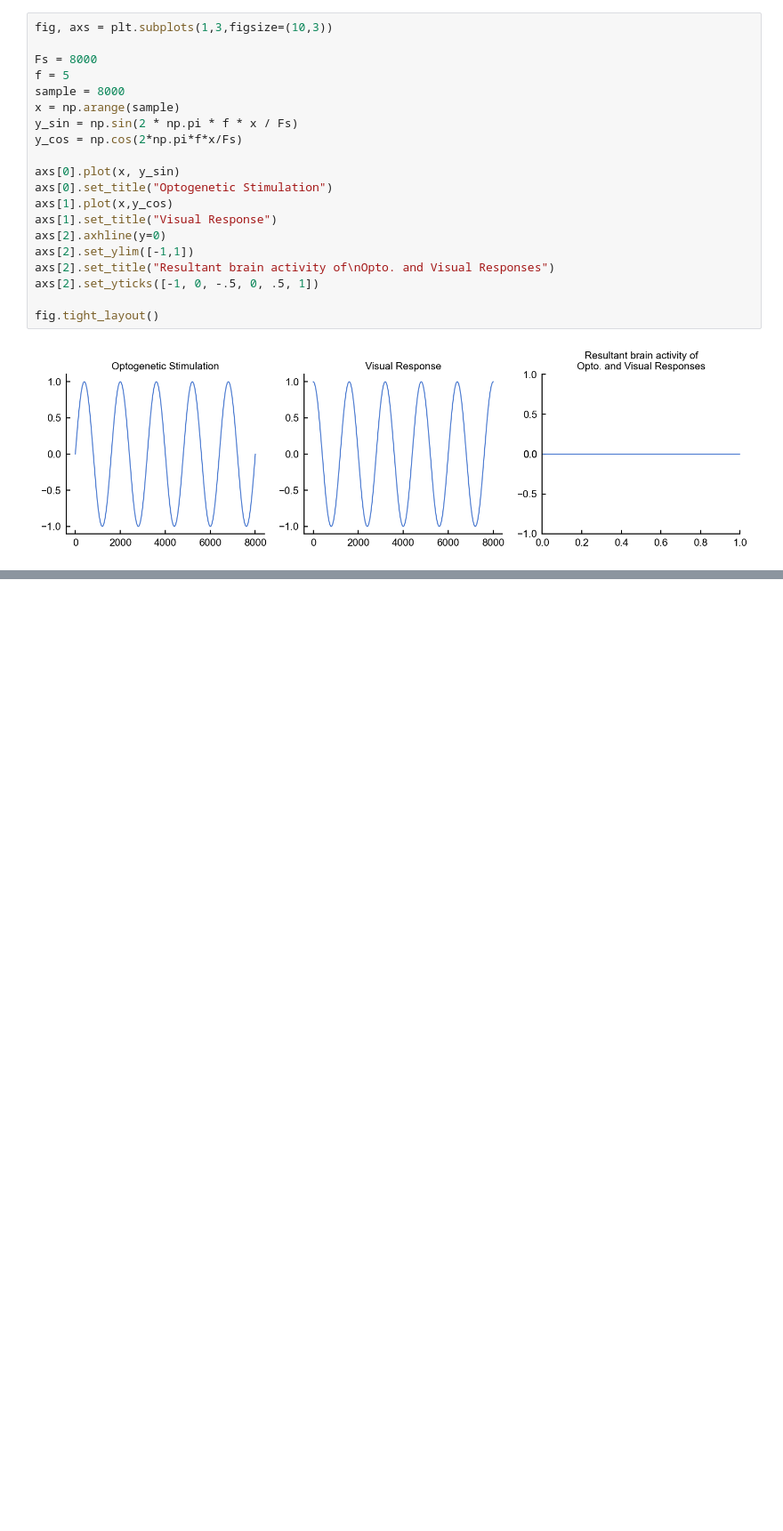
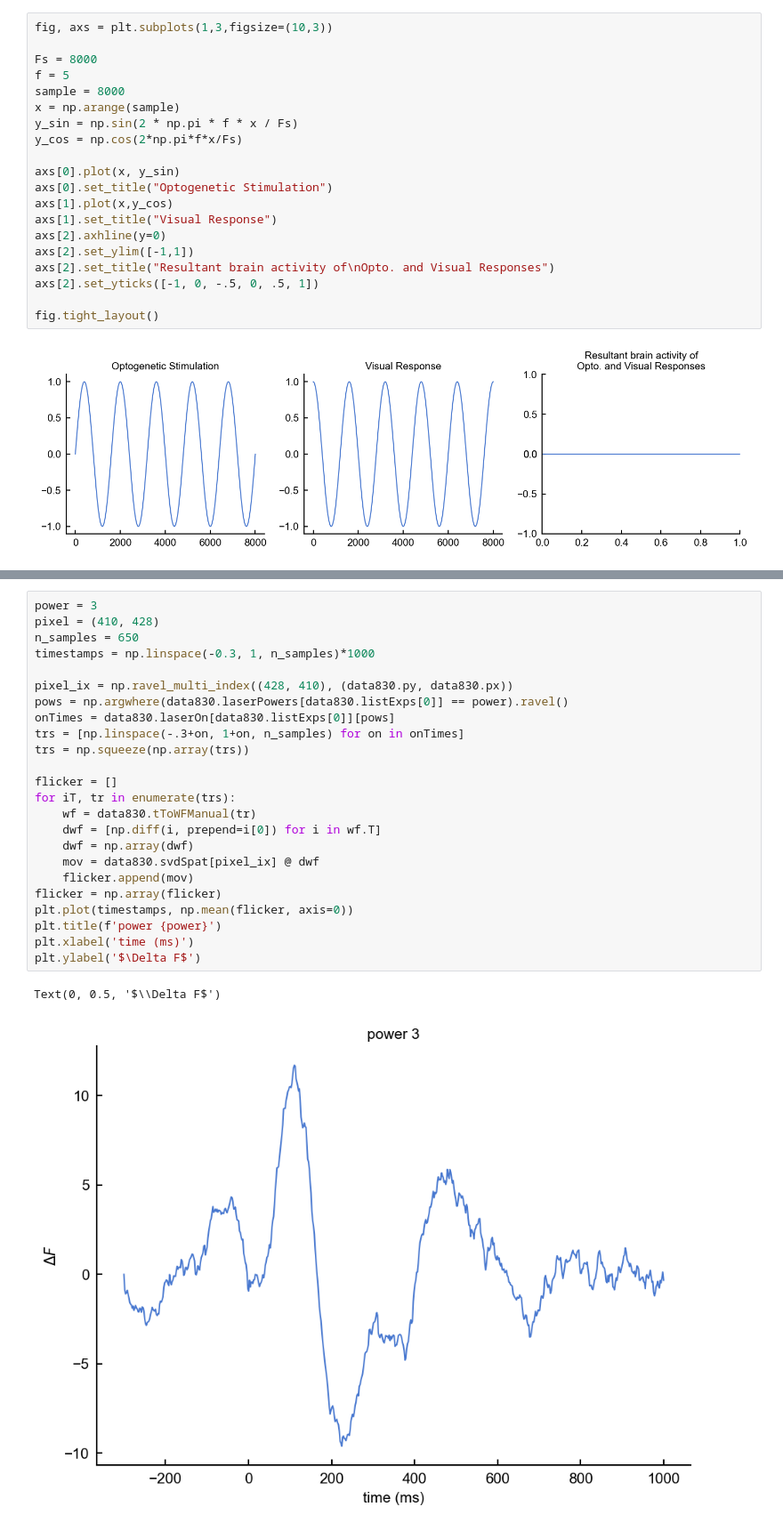
Before and after one commit to paschamatveev/wfOptoProject, a Jupyter notebook: wf + opto/mg figures.ipynb, the cells around one changed output, grey strips where cells are left out. Shown at 89% size. Drawn from its saved outputs; the diff is of its cells as text; blank space fills up the shorter version.

```diff
--- a/wf + opto/mg figures.ipynb
+++ b/wf + opto/mg figures.ipynb
@@ -42,0 +55,27 @@ fig.tight_layout()
+# %%
+power = 3
+pixel = (410, 428)
+n_samples = 650
+timestamps = np.linspace(-0.3, 1, n_samples)*1000
+
+pixel_ix = np.ravel_multi_index((428, 410), (data830.py, data830.px))
+pows = np.argwhere(data830.laserPowers[data830.listExps[0]] == power).ravel()
+onTimes = data830.laserOn[data830.listExps[0]][pows]
+trs = [np.linspace(-.3+on, 1+on, n_samples) for on in onTimes]
+trs = np.squeeze(np.array(trs))
+
+flicker = []
+for iT, tr in enumerate(trs):
+    wf = data830.tToWFManual(tr)
+    dwf = [np.diff(i, prepend=i[0]) for i in wf.T]
+    dwf = np.array(dwf)
+    mov = data830.svdSpat[pixel_ix] @ dwf
+    flicker.append(mov)
+flicker = np.array(flicker)
+plt.plot(timestamps, np.mean(flicker, axis=0))
+plt.title(f'power {power}')
+plt.xlabel('time (ms)')
+plt.ylabel('$\Delta F$')
+# %% [output]
+Text(0, 0.5, '$\\Delta F$')
+[figure, added]
```
Also changed, not shown: parts of 13 cells of this notebook.
